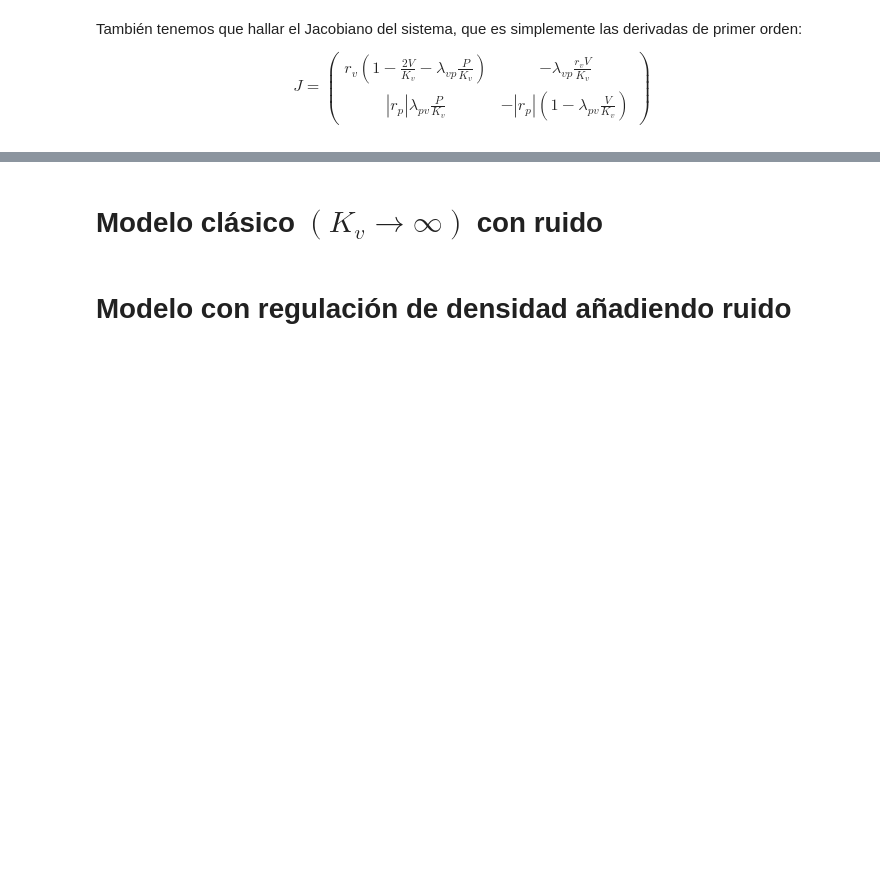
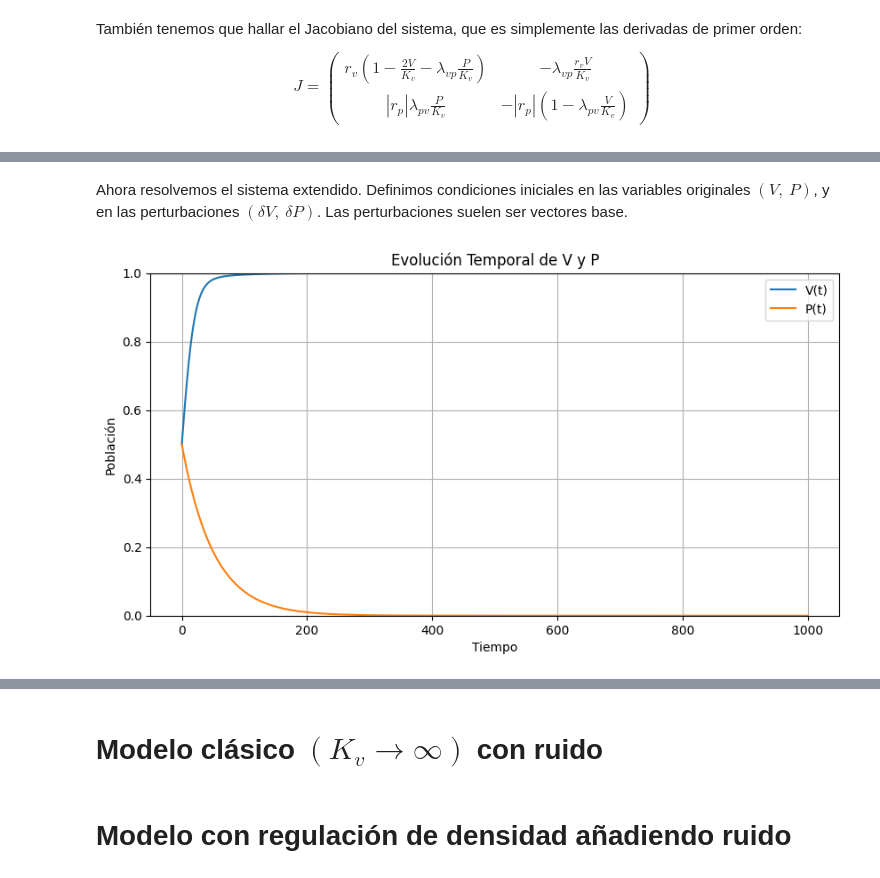
Before and after one commit to jenriquezafra/TFG, a Jupyter notebook: Draft.ipynb, the cells around one changed output, grey strips where cells are left out. Saved outputs shown, nothing was run; the diff lists cells and outputs as text; code cells hidden in the pictures; blank space fills up the shorter version.

```diff
--- a/Draft.ipynb
+++ b/Draft.ipynb
@@ -108,3 +109,10 @@ r_v\left( 1- \frac{2V}{K_v}-\lambda_{vp}\frac{P}{K_v}\right) & -\lambda_{vp}\fra
 |r_p|\lambda_{pv}\frac{P}{K_v} & -|r_p|\left( 1-\lambda_{pv}\frac{V}{K_v} \right)
 \end{pmatrix}
 $$
+# %%
+def jacobiano(V, P, rv, rp, lambda_pv, lambda_vp, Kv):
+    J = np.array([
+        [rv*(1-2*V/Kv-lambda_vp*P/Kv), -lambda_vp*rv*V/Kv],
+        [abs(rp)*lambda_pv*P/Kv, -abs(rp)*(1-lambda_pv*V/Kv)]
+    ])
+    return J
@@ -110,0 +152,42 @@ $$
+# %% [markdown]
+Ahora resolvemos el sistema extendido. Definimos condiciones iniciales en las variables originales $(V,\ P)$, y en las perturbaciones $(\delta V,\ \delta P)$. Las perturbaciones suelen ser vectores base.
+# %%
+# condiciones iniciales y parámetros
+V0 = 0.5
+P0 = 0.5
+rv = 0.1
+rp = 0.02
+lambda_pv = 0.02
+lambda_vp = 0.05
+Kv = 1
+
+delta0 = np.eye(2).flatten() # usamos matriz identidad aplanada
+
+# vector de condidiones iniciales extendidas
+Z0 = np.concatenate(([V0, P0], delta0))
+
+# definimos un intervalo de tiempo
+t_span = (0,1000)
+t_eval = np.linspace(t_span[0],t_span[1], 1000)
+
+# resolvemos el sistema extendido
+sol = solve_ivp(sistema_extendido, t_span, Z0, t_eval = t_eval, args = (rv, rp, lambda_pv, lambda_vp, Kv))
+
+# extraemos las soluciones
+V_sol = sol.y[0]
+P_sol = sol.y[1]
+delta_sol = sol.y[2:].reshape((2, 2, -1))
+# %%
+# 1. Evolución temporal de V(t) y P(t)
+plt.figure(figsize=(10, 5))
+plt.plot(sol.t, V_sol, label='V(t)')
+plt.plot(sol.t, P_sol, label='P(t)')
+plt.xlabel('Tiempo')
+plt.ylabel('Población')
+plt.title('Evolución Temporal de V y P')
+plt.ylim([0,1])
+plt.legend()
+plt.grid()
+plt.show()
+# %% [output]
+[figure, added]
```
Also changed, not shown: parts of 8 cells of this notebook.
